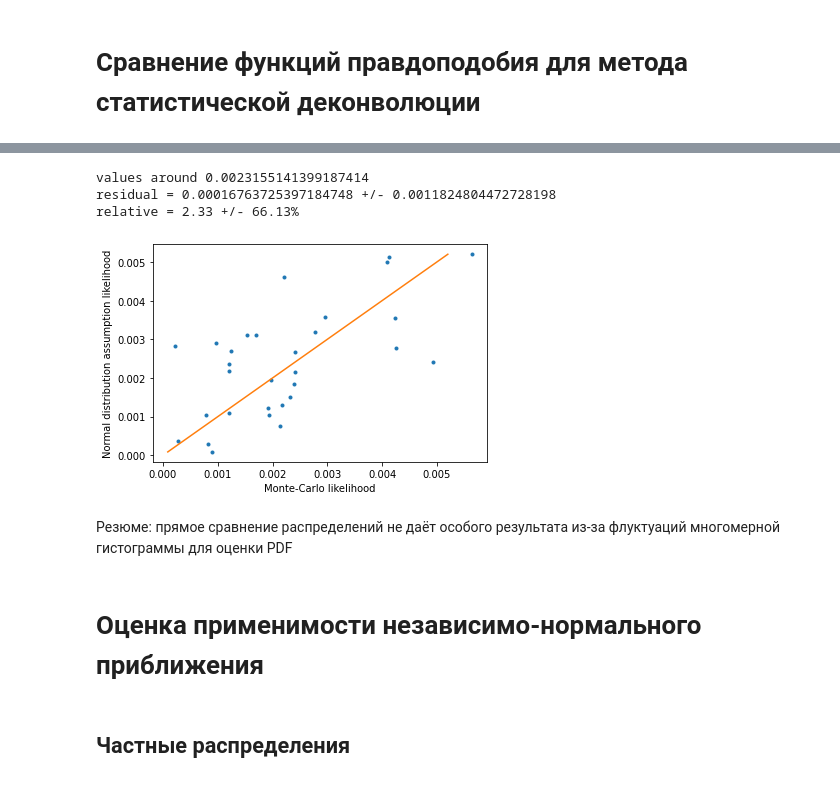
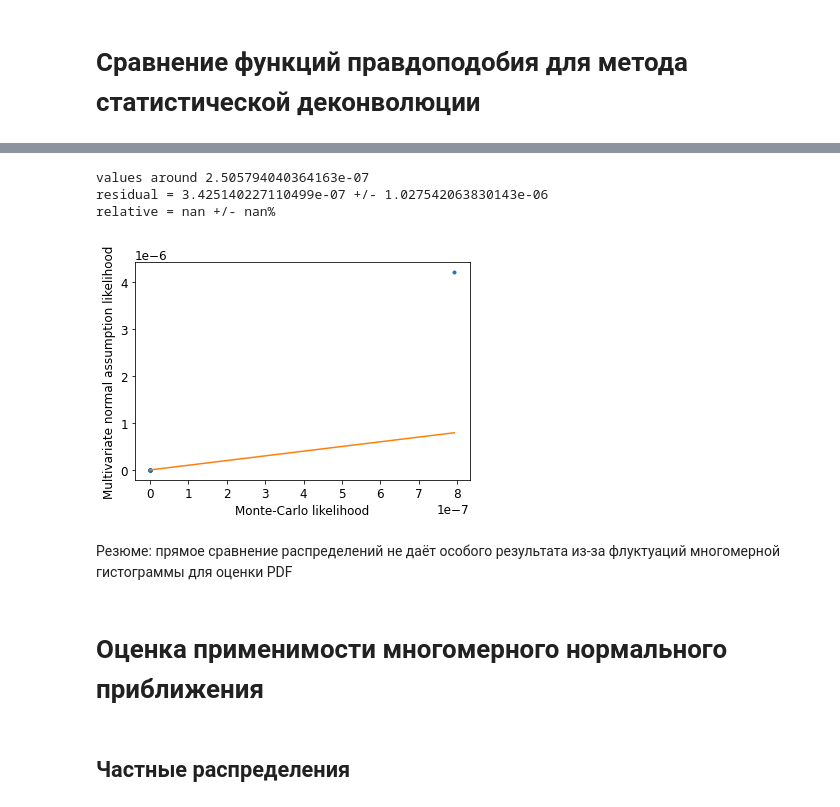
Before and after one commit to nj-vs-vh/master-thesis, a Jupyter notebook: notebooks/likelihoods_comparison.ipynb, the cells around one changed output, grey strips where cells are left out. Cells and saved outputs as stored; diff of their text form; code cells hidden in the pictures.

Commit message:
mvn-based likelihood implemented but SOMETHING IS WRONG

```diff
--- a/notebooks/likelihoods_comparison.ipynb
+++ b/notebooks/likelihoods_comparison.ipynb
@@ -59,35 +163,35 @@ Normdist loglike3.4394828423992765
 # %%
-normdist_results = np.loadtxt('../precomputed/normdist_results.txt')
+mvn_results = np.loadtxt('../precomputed/mvn_results.txt')
 mc_results = np.loadtxt('../precomputed/mc_results.txt')
 # %%
-average = 0.5 * (normdist_results + mc_results)
-residual = normdist_results - mc_results
+average = 0.5 * (mvn_results + mc_results)
+residual = np.abs(mvn_results - mc_results)
 
 print(f'values around {np.mean(average)}')
 print(f'residual = {np.mean(residual)} +/- {np.std(residual)}')
 print(f'relative = {100 * np.mean(residual / average):.2f} +/- {100 * np.std(residual / average):.2f}%')
 # %% [output]
-values around 0.0023155141399187414
-residual = 0.00016763725397184748 +/- 0.0011824804472728198
-relative = 2.33 +/- 66.13%
+values around 2.505794040364163e-07
+residual = 3.425140227110499e-07 +/- 1.027542063830143e-06
+relative = nan +/- nan%
 # %%
-min_l = min(normdist_results.min(), mc_results.min())
-max_l = min(normdist_results.max(), mc_results.max())
+min_l = min(mvn_results.min(), mc_results.min())
+max_l = min(mvn_results.max(), mc_results.max())
 rng_l = np.linspace(min_l, max_l)
 
-plt.plot(mc_results, normdist_results, '.')
+plt.plot(mc_results, mvn_results, '.')
 plt.plot(rng_l, rng_l)
 
 plt.xlabel('Monte-Carlo likelihood')
-plt.ylabel('Normal distribution assumption likelihood')
+plt.ylabel('Multivariate normal assumption likelihood')
 # plt.yscale('log')
 # plt.xscale('log')
 plt.show()
 # %% [output]
-[figure, old version]
+[figure, new version]
 # %% [markdown]
 Резюме: прямое сравнение распределений не даёт особого результата из-за флуктуаций многомерной гистограммы для оценки PDF
 # %% [markdown]
-# Оценка применимости независимо-нормального приближения
+# Оценка применимости многомерного нормального приближения
 # %%
 def generate_S_sample(n_vec_mean):
```
Also changed, not shown: parts of 29 cells of this notebook, 11 other files.
